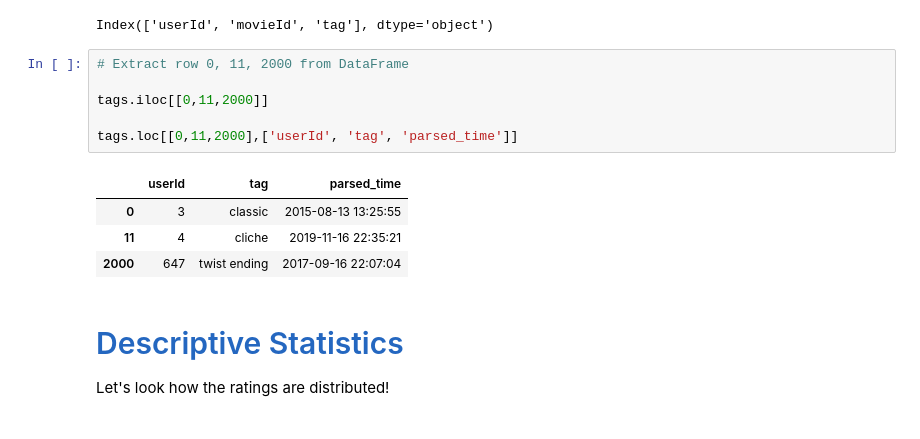
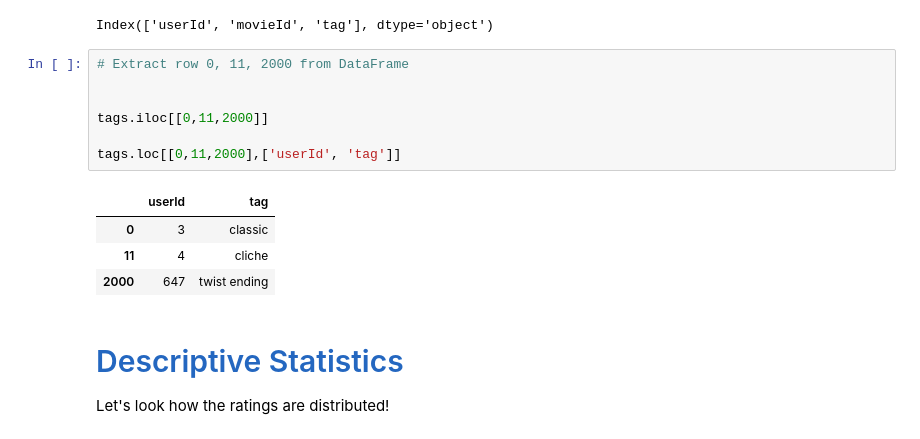
Before and after one commit to ChhailengTim/data_science_basic, a Jupyter notebook: Python_DS6/Introduction to Pandas.ipynb, the cells around one changed output. Cells and saved outputs as stored; diff of their text form.

```diff
--- a/Python_DS6/Introduction to Pandas.ipynb
+++ b/Python_DS6/Introduction to Pandas.ipynb
@@ -404,14 +412,15 @@ Index(['userId', 'movieId', 'tag'], dtype='object')
 # %%
 # Extract row 0, 11, 2000 from DataFrame
 
+
 tags.iloc[[0,11,2000]]
 
-tags.loc[[0,11,2000],['userId', 'tag', 'parsed_time']]
+tags.loc[[0,11,2000],['userId', 'tag']]
 # %% [output]
-|  | userId | tag | parsed_time |
-| 0 | 3 | classic | 2015-08-13 13:25:55 |
-| 11 | 4 | cliche | 2019-11-16 22:35:21 |
-| 2000 | 647 | twist ending | 2017-09-16 22:07:04 |
+|  | userId | tag |
+| 0 | 3 | classic |
+| 11 | 4 | cliche |
+| 2000 | 647 | twist ending |
 # %% [markdown]
 <h1 style="font-size:2em;color:#2467C0">Descriptive Statistics</h1>
 
```
Also changed, not shown: parts of 23 cells of this notebook.
